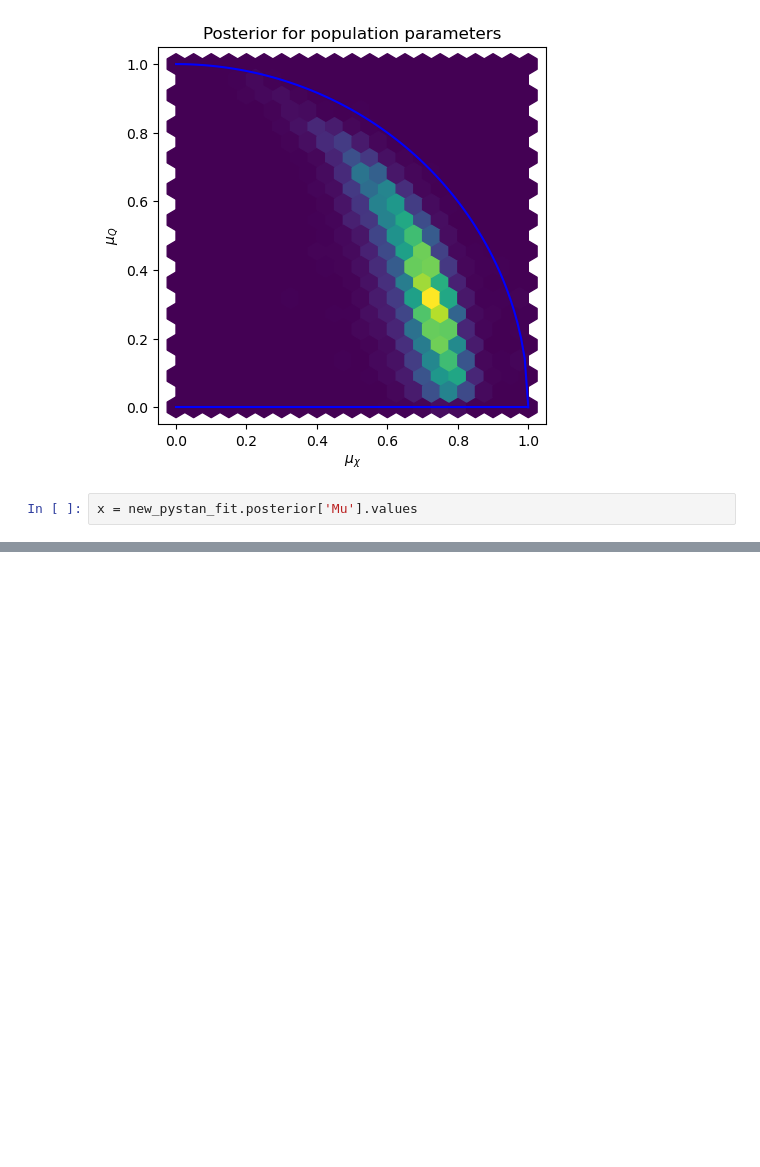
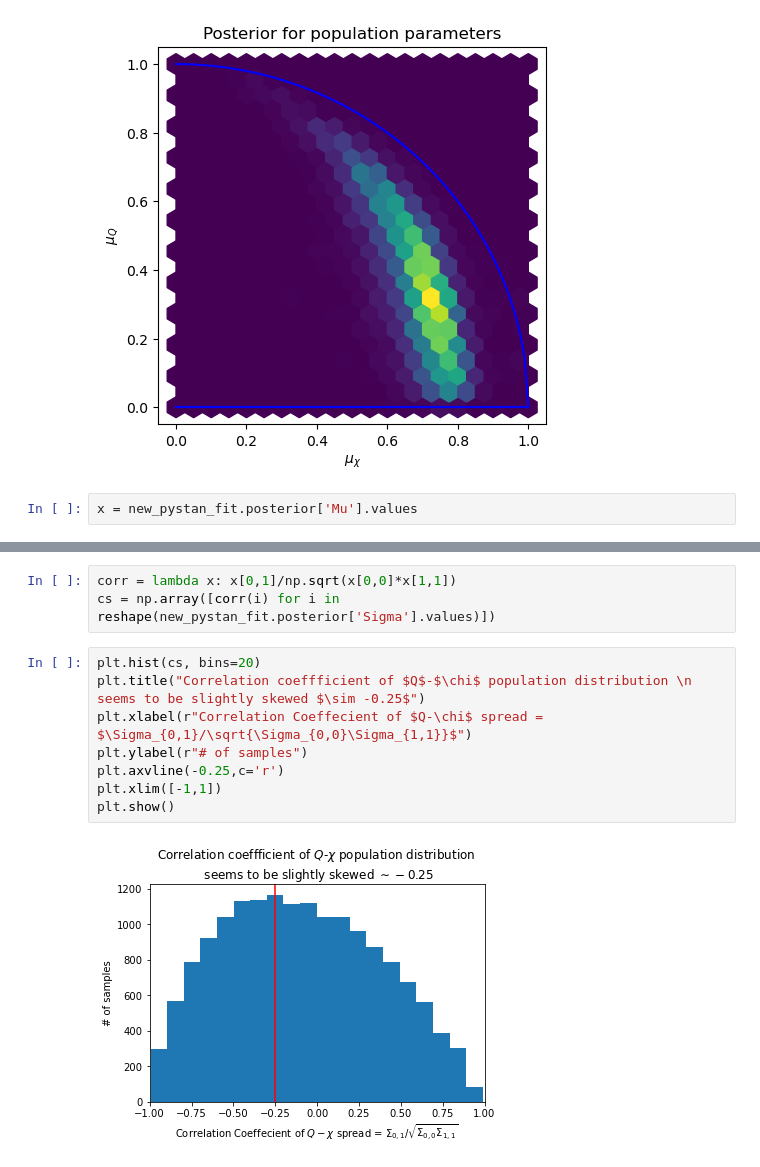
Before and after one commit to Potatoasad/charged-ringdown-analysis-tools, a Jupyter notebook: testing/PyStanCode.ipynb, the cells around one changed output, grey strips where cells are left out. Saved outputs shown, nothing was run; the diff lists cells and outputs as text; blank space fills up the shorter version.

```diff
--- a/testing/PyStanCode.ipynb
+++ b/testing/PyStanCode.ipynb
@@ -127,0 +123,13 @@ tuple((2,3))
+# %%
+corr = lambda x: x[0,1]/np.sqrt(x[0,0]*x[1,1])
+cs = np.array([corr(i) for i in reshape(new_pystan_fit.posterior['Sigma'].values)])
+# %%
+plt.hist(cs, bins=20)
+plt.title("Correlation coeffficient of $Q$-$\chi$ population distribution \n seems to be slightly skewed $\sim -0.25$")
+plt.xlabel(r"Correlation Coeffecient of $Q-\chi$ spread = $\Sigma_{0,1}/\sqrt{\Sigma_{0,0}\Sigma_{1,1}}$")
+plt.ylabel(r"# of samples")
+plt.axvline(-0.25,c='r')
+plt.xlim([-1,1])
+plt.show()
+# %% [output]
+[figure, added]
```
Also changed, not shown: parts of 13 cells of this notebook, 8 other files.
